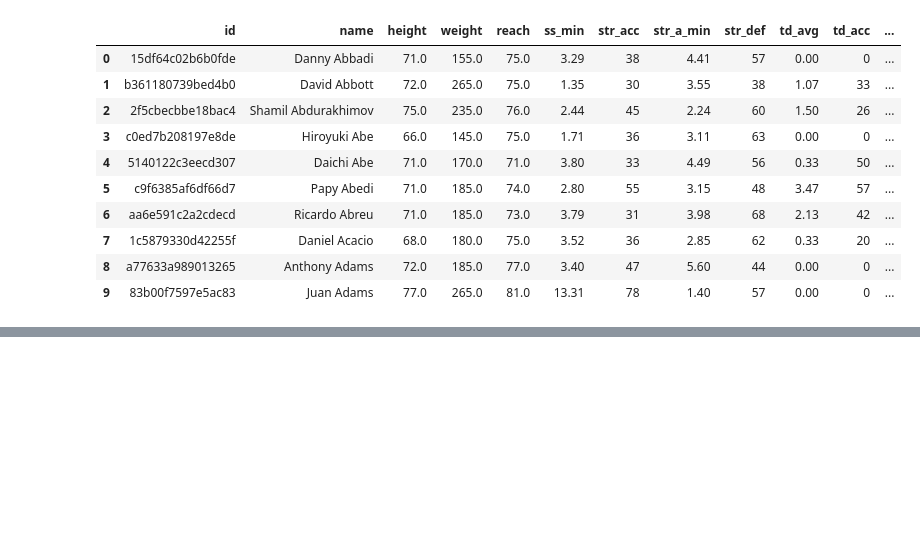
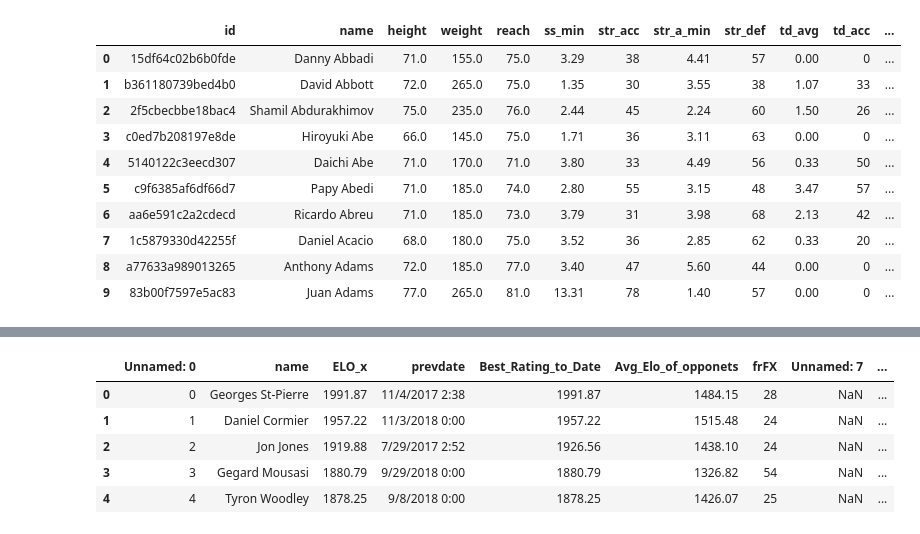
Before and after one commit to pkong97/mma-predictor, a Jupyter notebook: prediction-engine-fighters.ipynb, the cells around one changed output, grey strips where cells are left out. Cells and saved outputs as stored; diff of their text form; code cells hidden in the pictures; blank space fills up the shorter version.

```diff
--- a/prediction-engine-fighters.ipynb
+++ b/prediction-engine-fighters.ipynb
@@ -191,0 +215,11 @@ NameError: name 'df' is not defined
+# %%
+elo['name_2'] = df['name']
+elo['id'] = df['id']
+elo.head(5)
+# %% [output]
+|  | Unnamed: 0 | name | ELO_x | prevdate | Best_Rating_to_Date | Avg_Elo_of_opponets | frFX | Unnamed: 7 | ... |
+| 0 | 0 | Georges St-Pierre | 1991.87 | 11/4/2017 2:38 | 1991.87 | 1484.15 | 28 | NaN | ... |
+| 1 | 1 | Daniel Cormier | 1957.22 | 11/3/2018 0:00 | 1957.22 | 1515.48 | 24 | NaN | ... |
+| 2 | 2 | Jon Jones | 1919.88 | 7/29/2017 2:52 | 1926.56 | 1438.10 | 24 | NaN | ... |
+| 3 | 3 | Gegard Mousasi | 1880.79 | 9/29/2018 0:00 | 1880.79 | 1326.82 | 54 | NaN | ... |
+| 4 | 4 | Tyron Woodley | 1878.25 | 9/8/2018 0:00 | 1878.25 | 1426.07 | 25 | NaN | ... |
```
Also changed, not shown: parts of 6 cells of this notebook, 2 other files.
